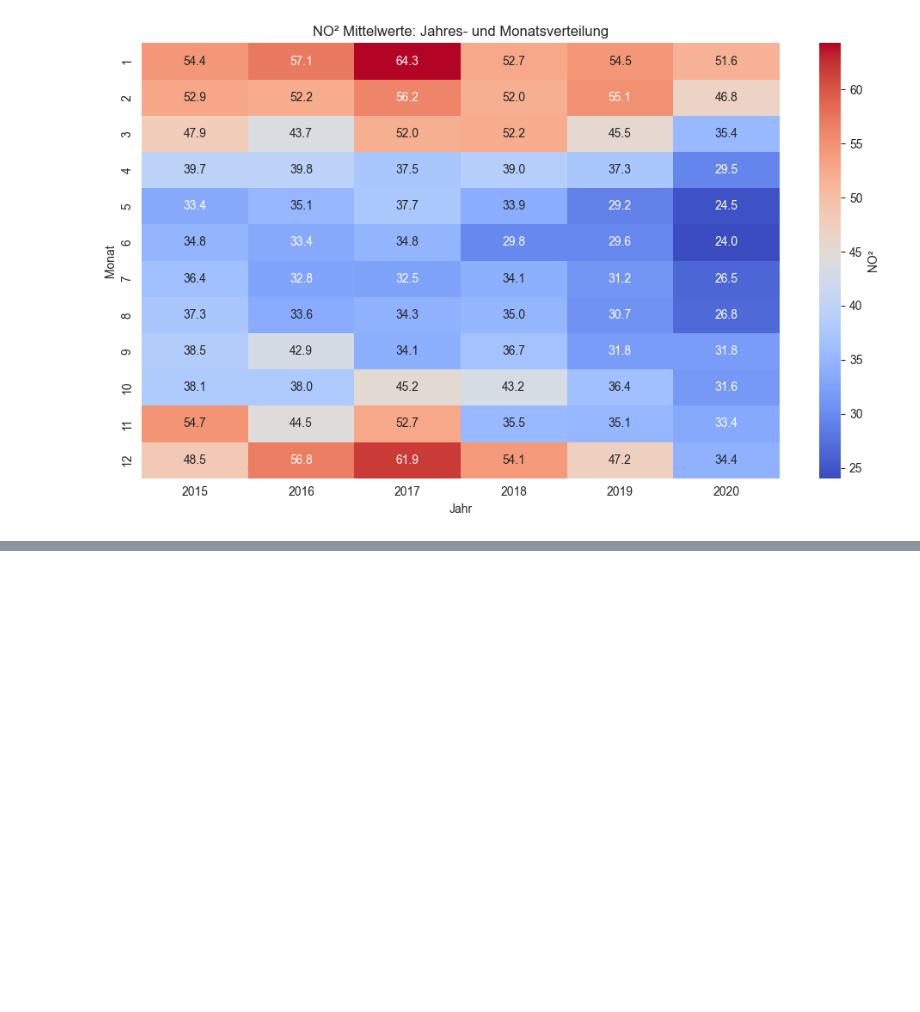
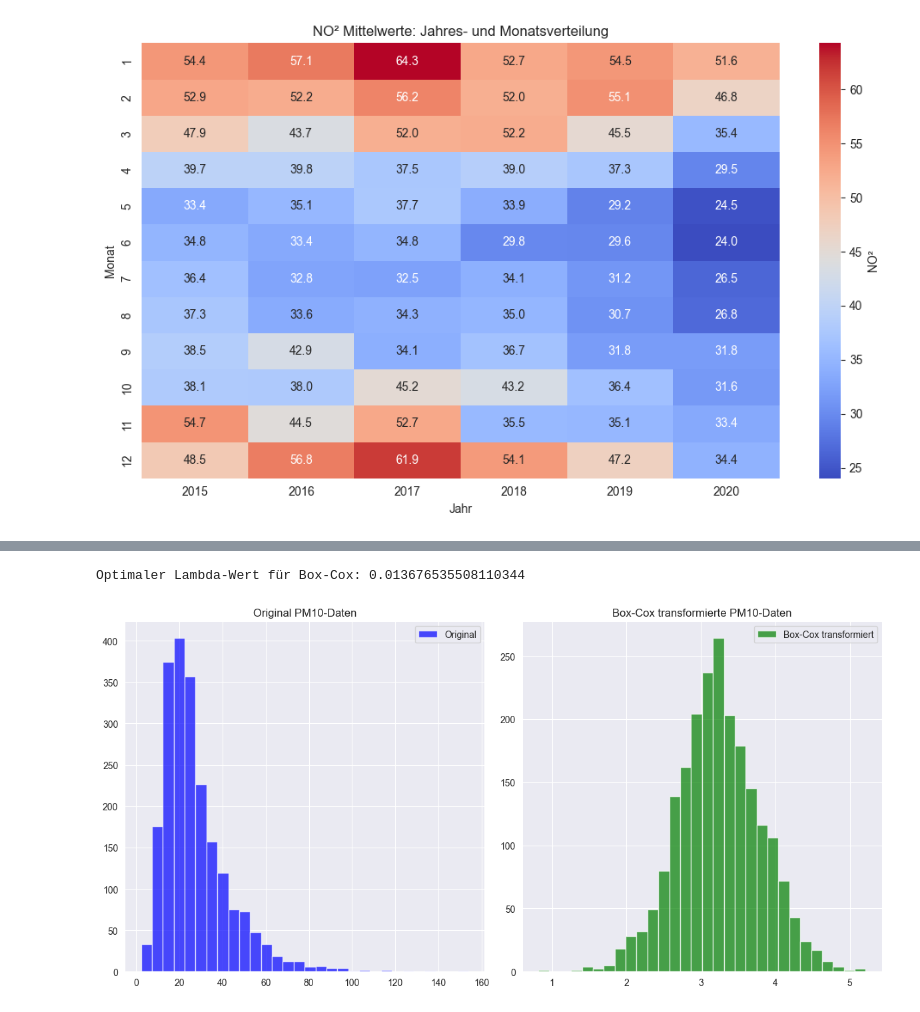
Before and after one commit to Veit-Kramer-Schoeggl/statistik_A02, a Jupyter notebook: A02-TeamA.ipynb, the cells around one changed output, grey strips where cells are left out. Saved outputs shown, nothing was run; the diff lists cells and outputs as text; code cells hidden in the pictures; blank space fills up the shorter version.

```diff
--- a/A02-TeamA.ipynb
+++ b/A02-TeamA.ipynb
@@ -296,0 +413,32 @@ Residual       306669.806599  1778.0         NaN           NaN
+# %%
+# Beispiel: pm10-Daten extrahieren
+pm10 = df_graz["pm10"].dropna()  # Fehlende Werte entfernen
+
+
+# Überprüfung auf positive Werte
+if (pm10 <= 0).any():
+    pm10 = pm10 + 1  # Falls negative Werte existieren, verschieben
+
+# Box-Cox-Transformation durchführen
+pm10_boxcox, lambda_pm10 = boxcox(pm10)
+
+# Ergebnisse anzeigen
+print(f"Optimaler Lambda-Wert für Box-Cox: {lambda_pm10}")
+
+# Original- und transformierte Daten plotten
+plt.figure(figsize=(12, 6))
+plt.subplot(1, 2, 1)
+plt.hist(pm10, bins=30, alpha=0.7, color='blue', label='Original')
+plt.title('Original PM10-Daten')
+plt.legend()
+
+plt.subplot(1, 2, 2)
+plt.hist(pm10_boxcox, bins=30, alpha=0.7, color='green', label='Box-Cox transformiert')
+plt.title('Box-Cox transformierte PM10-Daten')
+plt.legend()
+
+plt.tight_layout()
+plt.show()
+# %% [output]
+Optimaler Lambda-Wert für Box-Cox: 0.013676535508110344
+[figure, added]
```
Also changed, not shown: parts of 9 cells of this notebook, 1 other file.
